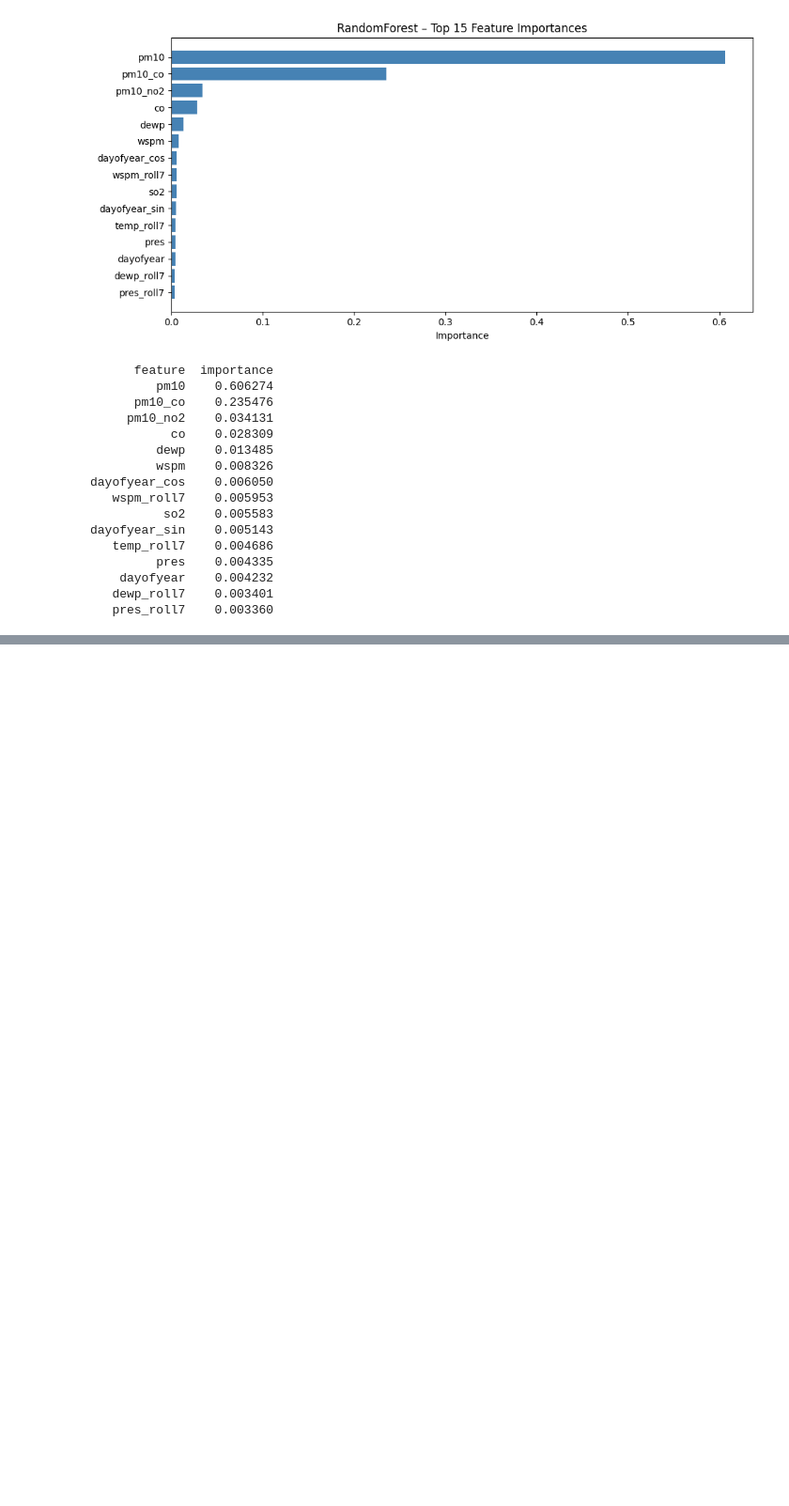
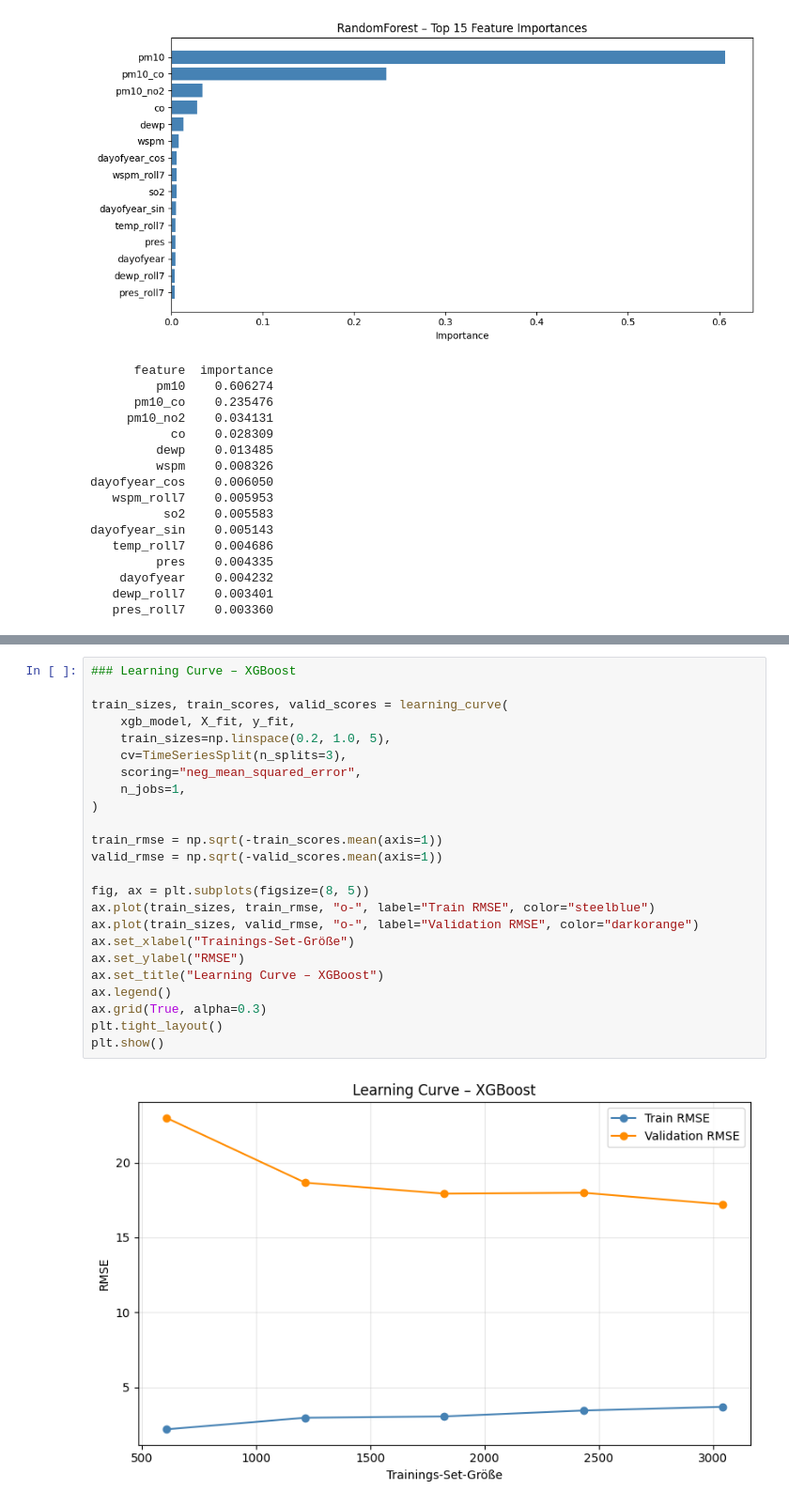
Before and after one commit to hagen-o/Umweltmonitoring-Kaggle-Challange-Beijing, a Jupyter notebook: notebookf1e5f185e6.ipynb, the cells around one changed output, grey strips where cells are left out. Shown at 94% size. Cells and saved outputs as stored; diff of their text form; blank space fills up the shorter version.

```diff
--- a/notebookf1e5f185e6.ipynb
+++ b/notebookf1e5f185e6.ipynb
@@ -708,0 +751,26 @@ Shape: (2845, 2)
+# %%
+### Learning Curve – XGBoost
+
+train_sizes, train_scores, valid_scores = learning_curve(
+    xgb_model, X_fit, y_fit,
+    train_sizes=np.linspace(0.2, 1.0, 5),
+    cv=TimeSeriesSplit(n_splits=3),
+    scoring="neg_mean_squared_error",
+    n_jobs=1,
+)
+
+train_rmse = np.sqrt(-train_scores.mean(axis=1))
+valid_rmse = np.sqrt(-valid_scores.mean(axis=1))
+
+fig, ax = plt.subplots(figsize=(8, 5))
+ax.plot(train_sizes, train_rmse, "o-", label="Train RMSE", color="steelblue")
+ax.plot(train_sizes, valid_rmse, "o-", label="Validation RMSE", color="darkorange")
+ax.set_xlabel("Trainings-Set-Größe")
+ax.set_ylabel("RMSE")
+ax.set_title("Learning Curve – XGBoost")
+ax.legend()
+ax.grid(True, alpha=0.3)
+plt.tight_layout()
+plt.show()
+# %% [output]
+[figure, added]
```
Also changed, not shown: parts of 6 cells of this notebook, 1 other file.
